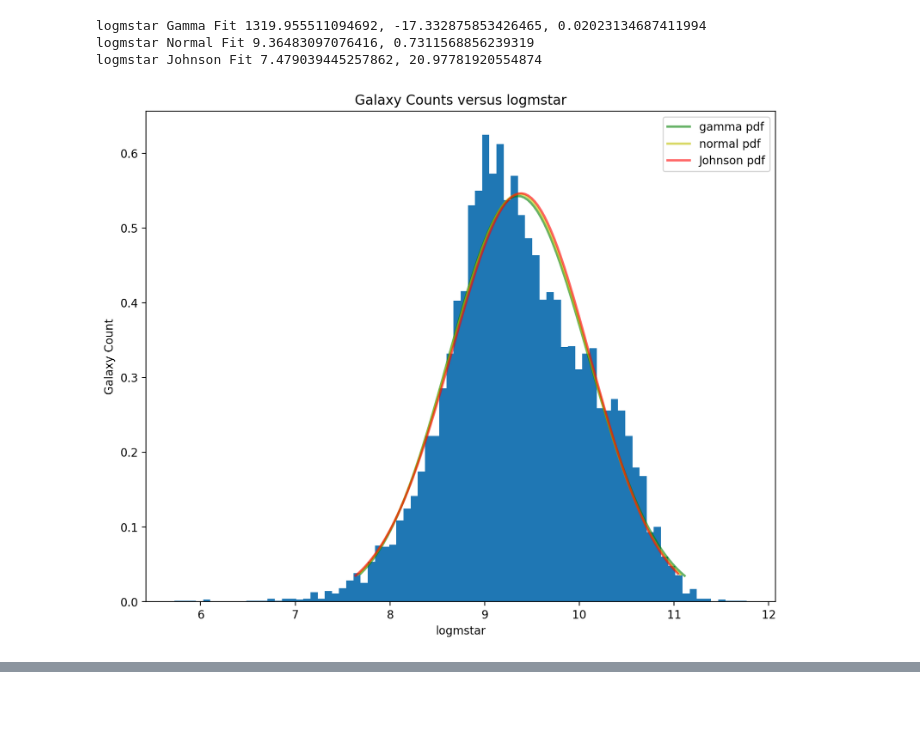
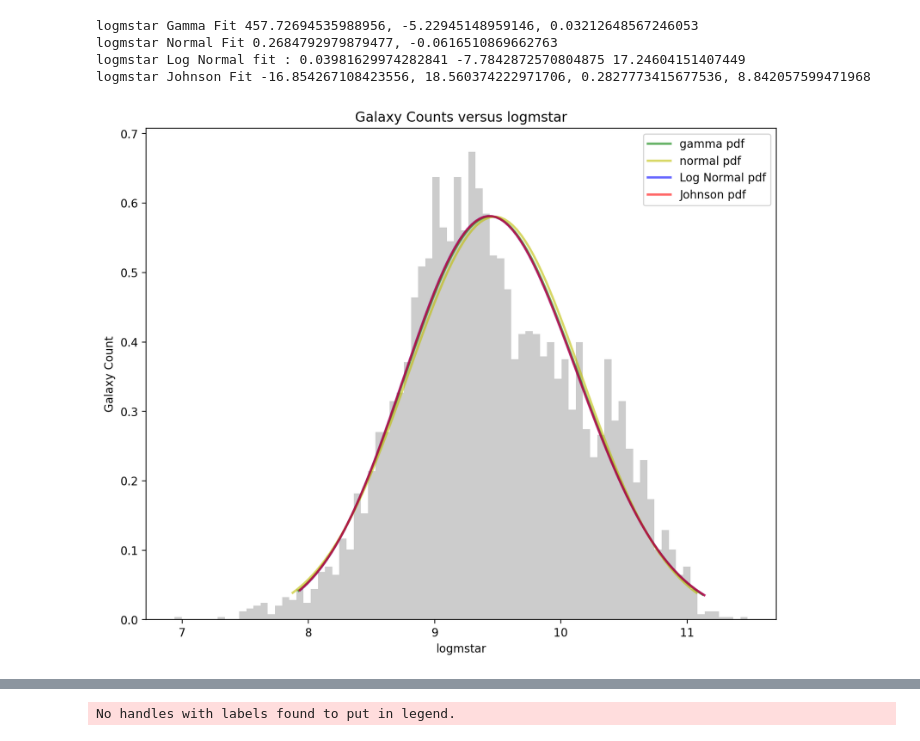
Before and after one commit to KeithSloan/MSc_Project, a Jupyter notebook: Jupyter/AstropyTable/DistributionPlotsSpiralEnvironments.ipynb, the cells around one changed output, grey strips where cells are left out. Drawn from its saved outputs; the diff is of its cells as text; code cells hidden in the pictures; blank space fills up the shorter version.

```diff
--- a/Jupyter/AstropyTable/DistributionPlotsSpiralEnvironments.ipynb
+++ b/Jupyter/AstropyTable/DistributionPlotsSpiralEnvironments.ipynb
@@ -26,7 +26,17 @@ visualMorphSpiral = visualMorph[visualMorph['ELLIPTICAL_CODE'] == 10]
 print(f"visualMorphElliptical : {len(visualMorphElliptical)}")
 print(f"visualMorphSpiral : {len(visualMorphElliptical)}")
 
+envMeasures = Table.read('../../GAMA_DATA/EnvironmentMeasuresv05.fits')
+print(f"EnvMeasures : {len(envMeasures)}")
+# Clean Data
+envMeasures = envMeasures[envMeasures['SurfaceDensity'] < 15]
+envMeasures = envMeasures[envMeasures['AGEDenParFlag'] == 0]
+envMeasures = envMeasures[envMeasures['CountInCylFlag'] == 0]
+envMeasures = envMeasures[envMeasures['DistanceTo5nn'] > 0.1]
+envMeasures = envMeasures[envMeasures['CountInCyl'] > 0]
+
 RErange = join(visualMorphSpiral,StellarMasses,keys='CATAID',join_type='inner')
+RErange = join(RErange,envMeasures,keys='CATAID',join_type='inner')
 binCount = 80
 alphaVal = .3
 
@@ -58,6 +68,11 @@ print(f"{xfield} Normal fit : {an} {bn}")
 xn0, xn1 = stats.norm.ppf([0.01, 0.99], an, scale = bn)
 xn = np.linspace(xn0,xn1,100)
 
+aln, bln, cln  =stats.lognorm.fit(RErange[xfield].data)
+print(f"{xfield} Log Normal fit : {aln} {bln} {cln}")
+xln0, xln1 = stats.lognorm.ppf([0.01, 0.99], aln, bln, cln)
+xln = np.linspace(xln0,xln1,100)
+
 # Perform Cox Box
 #print(stats.boxcox(RErange[xfield]))
 transdata, lamda = stats.boxcox(RErange[xfield])
@@ -77,8 +92,9 @@ xj = np.linspace(xj0,xj1,100)
 
 ax1.plot(xg, stats.gamma.pdf(xg, ag, loc=bg, scale=cg),'g-', lw=2, alpha=0.6, label='gamma pdf')
 ax1.plot(xn, stats.norm.pdf(xn, an, bn),'y-', lw=2, alpha=0.6, label='normal pdf')
+ax1.plot(xln, stats.lognorm.pdf(xln, aln, bln, cln),'b-', lw=2, alpha=0.6, label='Log Normal pdf')
 ax1.plot(xj, stats.johnsonsu.pdf(xj, aj, bj, loc=cj, scale=dj),'r-', lw=2, alpha=0.6, label='Johnson pdf')
-ax1.hist(RErange[xfield].data, bins=binCount, density=True)
+ax1.hist(RErange[xfield].data, bins=binCount, density=True,color="#CCCCCC")
 #ax1.set_xlabel(xfield)
 ax1.legend()
 plt.savefig('../../ChartsPlots/SpiralDistributionsCounts-minusr.png')
@@ -98,20 +114,26 @@ print(f"{xfield} Gamma Fit {alg}, {blg}, {clg}")
 xlg0, xlg1 = stats.gamma.ppf([0.01, 0.99], alg, loc = blg, scale=clg)
 xlg = np.linspace(xlg0,xlg1,100)
 
-aln, bln =stats.norm.fit(RErange[xfield].data)
+an, bn =stats.norm.fit(RErange[xfield].data)
 print(f"{xfield} Normal Fit {aln}, {bln}")
-xln0, xln1 = stats.norm.ppf([0.01, 0.99], aln, scale = bln)
+xn0, xn1 = stats.norm.ppf([0.01, 0.99], an, bn)
+xn = np.linspace(xn0,xn1,100)
+
+aln, bln, cln  =stats.lognorm.fit(RErange[xfield].data)
+print(f"{xfield} Log Normal fit : {aln} {bln} {cln}")
+xln0, xln1 = stats.lognorm.ppf([0.01, 0.99], aln, bln, cln)
 xln = np.linspace(xln0,xln1,100)
 
 alj, blj, clj, dlj =stats.johnsonsu.fit(RErange[xfield].data)
-print(f"{xfield} Johnson Fit {alj}, {blj}")
+print(f"{xfield} Johnson Fit {alj}, {blj}, {clj}, {dlj}")
 xlj0, xlj1 = stats.johnsonsu.ppf([0.01, 0.99], alj, blj, loc=clj, scale=dlj)
 xlj = np.linspace(xlj0,xlj1,100)
 
 ax2.plot(xlg, stats.gamma.pdf(xlg, alg, loc=blg, scale=clg),'g-', lw=2, alpha=0.6, label='gamma pdf')
-ax2.plot(xln, stats.norm.pdf(xln, aln, bln),'y-', lw=2, alpha=0.6, label='normal pdf')
+ax2.plot(xn, stats.norm.pdf(xn, an, bn),'y-', lw=2, alpha=0.6, label='normal pdf')
+ax2.plot(xln, stats.lognorm.pdf(xln, aln, bln, cln),'b-', lw=2, alpha=0.6, label='Log Normal pdf')
 ax2.plot(xlj, stats.johnsonsu.pdf(xlj, alj, blj, loc=clj, scale=dlj),'r-', lw=2, alpha=0.6, label='Johnson pdf')
-ax2.hist(RErange[xfield].data, bins=binCount, density=True)
+ax2.hist(RErange[xfield].data, bins=binCount, density=True,color="#CCCCCC")
 #ax2.set_xlabel(xfield)
 ax2.set_xlabel('logmstar')
 ax2.legend()
@@ -129,23 +151,31 @@ ax3.set_xlabel(xfield)
 
 amg, bmg, cmg =stats.gamma.fit(RErange[xfield].data)
 print(f"{xfield} Gamma Fit {amg}, {bmg}, {cmg}")
-xmg0, xmg1 = stats.gamma.ppf([0.01, 0.99], amg, loc = bmg, scale=cmg)
+#xmg0, xmg1 = stats.gamma.ppf([0.01, 0.99], amg, loc = bmg, scale=cmg)
+xmg0, xmg1 = stats.gamma.ppf([0.01, 0.99], amg, bmg,cmg)
 xmg = np.linspace(xmg0,xmg1,100)
 
 amn, bmn =stats.norm.fit(RErange[xfield].data)
 print(f"{xfield} Normal Fit {amn}, {bmn}")
-xmn0, xmn1 = stats.norm.ppf([0.01, 0.99], amn, scale = bmn)
+xmn0, xmn1 = stats.norm.ppf([0.01, 0.99], amn, bmn)
 xmn = np.linspace(xmn0,xmn1,100)
+
+aln, bln, cln  =stats.lognorm.fit(RErange[xfield].data)
+print(f"{xfield} Log Normal fit : {aln} {bln} {cln}")
+xln0, xln1 = stats.lognorm.ppf([0.01, 0.99], aln, bln, cln)
+xln = np.linspace(xln0,xln1,100)
+
+
 
 amj, bmj, cmj, dmj =stats.johnsonsu.fit(RErange[xfield].data)
 print(f"{xfield} Johnson Fit {amj}, {bmj}")
 xmj0, xmj1 = stats.johnsonsu.ppf([0.01, 0.99], amj, bmj, loc=cmj, scale=dmj)
 xmj = np.linspace(xmj0,xmj1,100)
 
-ax3.plot(xmg, stats.gamma.pdf(xmg, amg, loc=bmg, scale=cmg),'g-', lw=2, alpha=0.6, label='gamma pdf')
-ax3.plot(xmn, stats.norm.pdf(xmn, amn, bmn),'y-', lw=2, alpha=0.6, label='normal pdf')
-ax3.plot(xmj, stats.johnsonsu.pdf(xmj, amj, bmj, loc=cmj, scale=dmj),'r-', lw=2, alpha=0.6, label='Johnson pdf')
-ax3.hist(RErange[xfield].data, bins=binCount, density=True)
+#ax3.plot(xmg, stats.gamma.pdf(xmg, amg, loc=bmg, scale=cmg),'g-', lw=2, alpha=0.6, label='gamma pdf')
+#ax3.plot(xmn, stats.norm.pdf(xmn, amn, bmn),'y-', lw=2, alpha=0.6, label='normal pdf')
+#ax3.plot(xmj, stats.johnsonsu.pdf(xmj, amj, bmj, loc=cmj, scale=dmj),'r-', lw=2, alpha=0.6, label='Johnson pdf')
+ax3.hist(RErange[xfield].data, bins=binCount, density=True,color="#CCCCCC")
 #a3.set_xlabel(xfield)
 ax3.set_xlabel('metal')
 ax3.legend()
@@ -171,20 +201,20 @@ ax5.title.set_text('Count in Cyl - Distribution')
 ax5.set_ylabel('Count In Cyl')
 ax5.set_xlabel(xfield)
 #ae, be, ce = stats.expon.fit(RErange1[xfield].data)
-ae, be = stats.expon.fit(RErange[xfield].data)
-xe0, xe1 = stats.expon.ppf([0.01, 0.99], loc=ae, scale=be)
-xe = np.linspace(xe0,xe1,100)
+#ae, be = stats.expon.fit(RErange[xfield].data)
+#xe0, xe1 = stats.expon.ppf([0.01, 0.99], loc=ae, scale=be)
+#xe = np.linspace(xe0,xe1,100)
 
 #v = stats.pareto.fit(RErange1[xfield].data)
 #print(len(v))
-ap, bp, cp = stats.pareto.fit(RErange[xfield].data)
-xp0, xp1 = stats.pareto.ppf([0.01, 0.99], ap, loc=bp, scale=cp)
-xp = np.linspace(xp0,xp1,100)
+#ap, bp, cp = stats.pareto.fit(RErange[xfield].data)
+#xp0, xp1 = stats.pareto.ppf([0.01, 0.99], ap, loc=bp, scale=cp)
+#xp = np.linspace(xp0,xp1,100)
 
 #ax5.plot(xg, stats.geom.pdf(xg, loc=ag, scale=bg),'g-', lw=2, alpha=0.6, label='geom pdf')
-ax5.plot(xe, stats.expon.pdf(xe, loc=ae, scale=be),'g-', lw=2, alpha=0.6, label='expon pdf')
+#ax5.plot(xe, stats.expon.pdf(xe, loc=ae, scale=be),'g-', lw=2, alpha=0.6, label='expon pdf')
 #ax5.plot(xp, stats.pareto.pdf(xp, ap, loc=bp, scale=cp),'r-', lw=2, alpha=0.6, label='pareto pdf')
-ax5.hist(RErange[xfield].data, bins=int(0.9+max(RErange[xfield])), density=True)
+#ax5.hist(RErange[xfield].data, bins=int(0.9+max(RErange[xfield])), density=True,color="#CCCCCC")
 #ax5.plot(xcn,ycn,'b', label='Cox Box Inverse')
 ax5.legend()
 
@@ -288,4 +320,5 @@ uminusr Johnson fit : -1.9761838549629065 2.0073091138802135 0.8054453624436417
-logmstar Gamma Fit 1319.955511094692, -17.332875853426465, 0.02023134687411994
-logmstar Normal Fit 9.36483097076416, 0.7311568856239319
-logmstar Johnson Fit 7.479039445257862, 20.97781920554874
+logmstar Gamma Fit 457.72694535988956, -5.22945148959146, 0.03212648567246053
+logmstar Normal Fit 0.2684792979879477, -0.0616510869662763
+logmstar Log Normal fit : 0.03981629974282841 -7.7842872570804875 17.24604151407449
+logmstar Johnson Fit -16.854267108423556, 18.560374222971706, 0.2827773415677536, 8.842057599471968
-[figure, old version]
+[figure, new version]
@@ -294,0 +328 @@ metal Johnson Fit -5.700784617809182, 1.2348069453227508
+No handles with labels found to put in legend.
```
Also changed, not shown: parts of 1 cell of this notebook, 11 other files.
